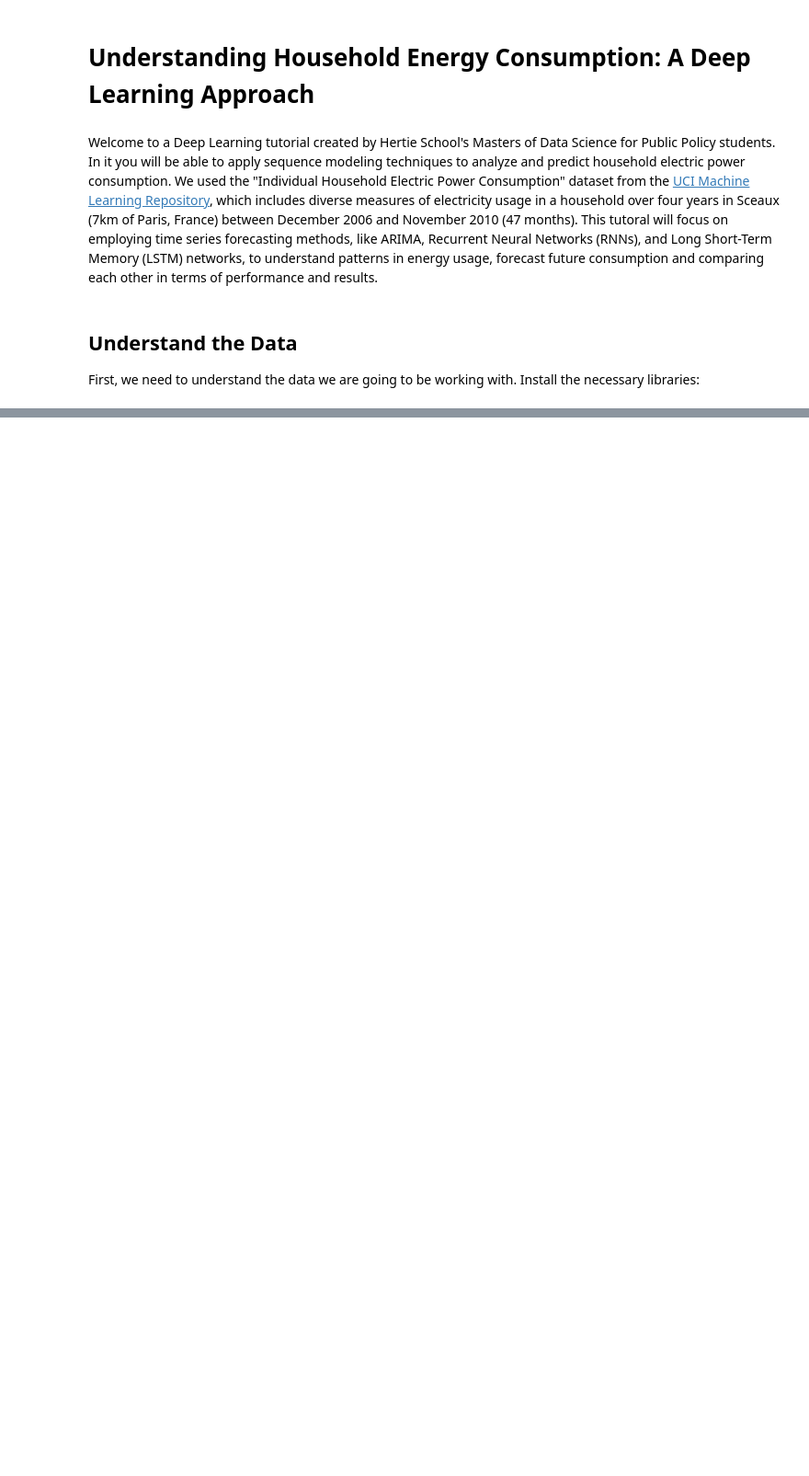
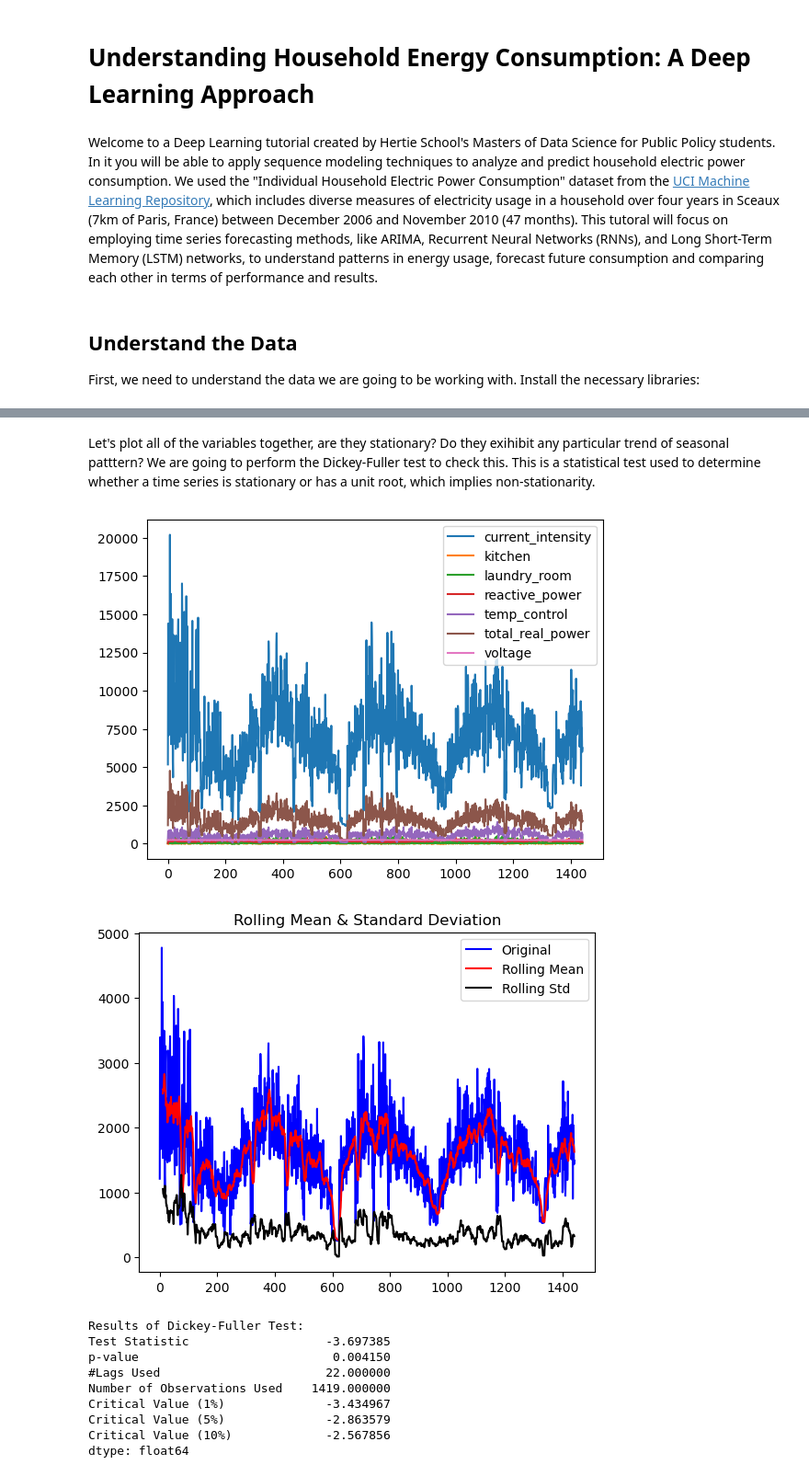
Before and after one commit to augustofonseca25/LSTM-time-series-tutorial, a Jupyter notebook: Final Forecast Totorial.ipynb, the cells around one changed output, grey strips where cells are left out. Shown at 92% size. Saved outputs shown, nothing was run; the diff lists cells and outputs as text; code cells hidden in the pictures; blank space fills up the shorter version.

```diff
--- a/Final Forecast Totorial.ipynb
+++ b/Final Forecast Totorial.ipynb
@@ -22,0 +386,47 @@ SystemError: initialization of _pywrap_checkpoint_reader raised unreported excep
+# %% [markdown]
+Let's plot all of the variables together, are they stationary? Do they exihibit any particular trend of seasonal patttern? We are going to perform the Dickey-Fuller test to check this. This is a statistical test used to determine whether a time series is stationary or has a unit root, which implies non-stationarity.
+# %%
+# Select all columns except 'Index' for plotting
+columns_to_plot = daily_data.columns.difference(['index'])
+columns_to_plot = daily_data.columns.difference(['datetime'])
+
+# Plot the selected columns
+daily_data[columns_to_plot].plot()
+plt.show()
+
+# Function to test stationarity
+def test_stationarity(timeseries):
+    # Determining rolling statistics
+    rolling_mean = timeseries.rolling(window=12).mean()
+    rolling_std = timeseries.rolling(window=12).std()
+
+    # Plot rolling statistics
+    plt.plot(timeseries, color='blue',label='Original')
+    plt.plot(rolling_mean, color='red', label='Rolling Mean')
+    plt.plot(rolling_std, color='black', label='Rolling Std')
+    plt.legend(loc='best')
+    plt.title('Rolling Mean & Standard Deviation')
+    plt.show(block=False)
+
+    # Perform Dickey-Fuller test
+    print('Results of Dickey-Fuller Test:')
+    dftest = adfuller(timeseries, autolag='AIC')
+    dfoutput = pd.Series(dftest[0:4], index=['Test Statistic','p-value','#Lags Used','Number of Observations Used'])
+    for key,value in dftest[4].items():
+        dfoutput['Critical Value (%s)' % key] = value
+    print(dfoutput)
+
+#Let's test the total_real_power variable with the DIckey-Fuller test
+test_stationarity(daily_data['total_real_power'])
+# %% [output]
+[figure, added]
+[figure, added]
+Results of Dickey-Fuller Test:
+Test Statistic                   -3.697385
+p-value                           0.004150
+#Lags Used                       22.000000
+Number of Observations Used    1419.000000
+Critical Value (1%)              -3.434967
+Critical Value (5%)              -2.863579
+Critical Value (10%)             -2.567856
+dtype: float64
```
Also changed, not shown: parts of 68 cells of this notebook.
